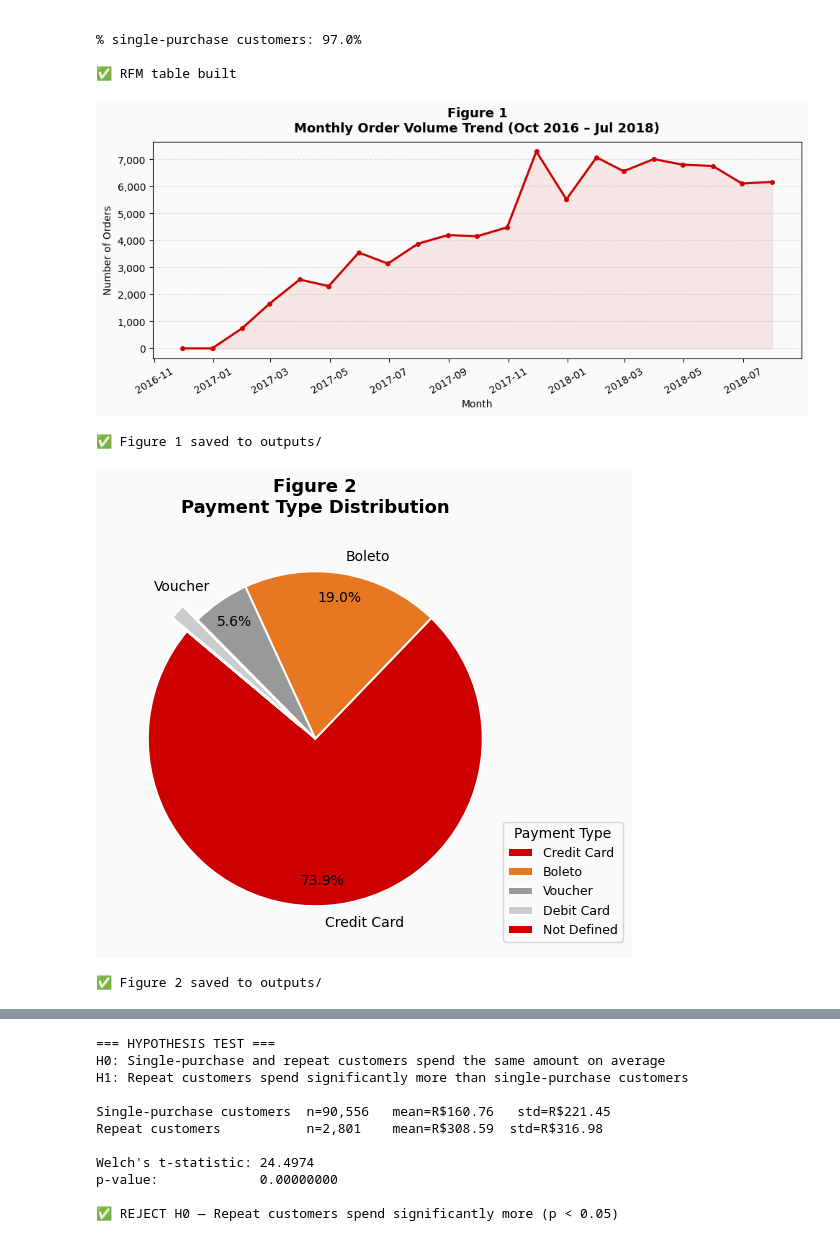
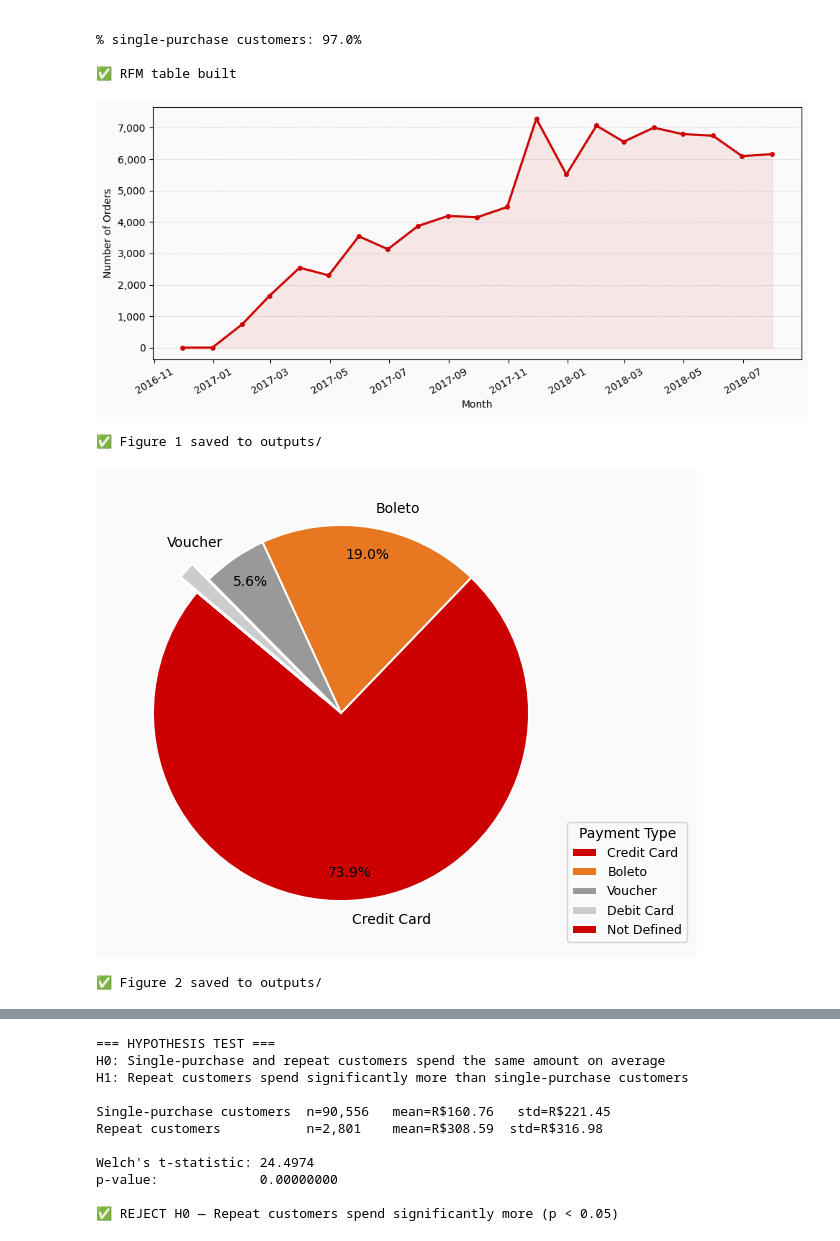
Before and after one commit to huntersarkis/gcu-capstone-project, a Jupyter notebook: notebooks/topic2_data_understanding.ipynb, the cells around one changed output, grey strips where cells are left out. Saved outputs shown, nothing was run; the diff lists cells and outputs as text; code cells hidden in the pictures.

Commit message:
Remove embedded titles from all figures for APA compliance

```diff
--- a/notebooks/topic2_data_understanding.ipynb
+++ b/notebooks/topic2_data_understanding.ipynb
@@ -148,8 +148,6 @@ ax.plot(monthly["Month"], monthly["Order_Count"],
         color=TARGET_RED, linewidth=2.2, marker="o", markersize=4)
 ax.fill_between(monthly["Month"], monthly["Order_Count"],
                 alpha=0.08, color=TARGET_RED)
-ax.set_title("Figure 1\nMonthly Order Volume Trend (Oct 2016 – Jul 2018)",
-             fontsize=13, fontweight="bold", pad=10)
 ax.set_xlabel("Month", fontsize=10)
 ax.set_ylabel("Number of Orders", fontsize=10)
 ax.yaxis.set_major_formatter(mticker.FuncFormatter(lambda x, _: f"{int(x):,}"))
@@ -160,7 +158,7 @@ plt.savefig(os.path.join(OUT_DIR, "fig1_line_monthly_orders.png"), dpi=150, bbox
 plt.show()
 print("✅ Figure 1 saved to outputs/")
 # %% [output]
-[figure, old version]
+[figure, new version]
 ✅ Figure 1 saved to outputs/
 # %%
 # Figure 2: Payment Type Distribution (Pie Chart)
@@ -178,37 +176,34 @@ explode = [0 if (pay_counts.iloc[i] / total) >= threshold else 0.12
            for i in range(len(pay_counts))]
 
 fig, ax = plt.subplots(figsize=(7, 5))
 wedges, texts, autotexts = ax.pie(
     pay_counts,
     labels=pie_labels,
     autopct="%1.1f%%",
     colors=[TARGET_RED, "#E87722", "#999999", "#CCCCCC"],
     startangle=140,
     pctdistance=0.85,
     explode=explode,
     wedgeprops={"edgecolor": "white", "linewidth": 1.4}
 )
 
 # Hide pct labels on tiny slices to reduce noise
 for i, autotext in enumerate(autotexts):
     if (pay_counts.iloc[i] / total) < threshold:
         autotext.set_visible(False)
 
 # Legend for all slices
 ax.legend(wedges, labels_clean,
           title="Payment Type",
           loc="lower right",
           bbox_to_anchor=(1.25, 0.0),
           fontsize=9)
-
-ax.set_title("Figure 2\nPayment Type Distribution",
-             fontsize=13, fontweight="bold", pad=12)
 plt.tight_layout()
 plt.savefig(os.path.join(OUT_DIR, "fig2_pie_payment_type.png"), dpi=150, bbox_inches="tight")
 plt.show()
 print("✅ Figure 2 saved to outputs/")
 # %% [output]
-[figure, old version]
+[figure, new version]
 ✅ Figure 2 saved to outputs/
 # %%
 # Figure 3: Top 10 Customer States by Order Volume (Bar Chart)
```
Also changed, not shown: parts of 3 cells of this notebook, 6 other files.
